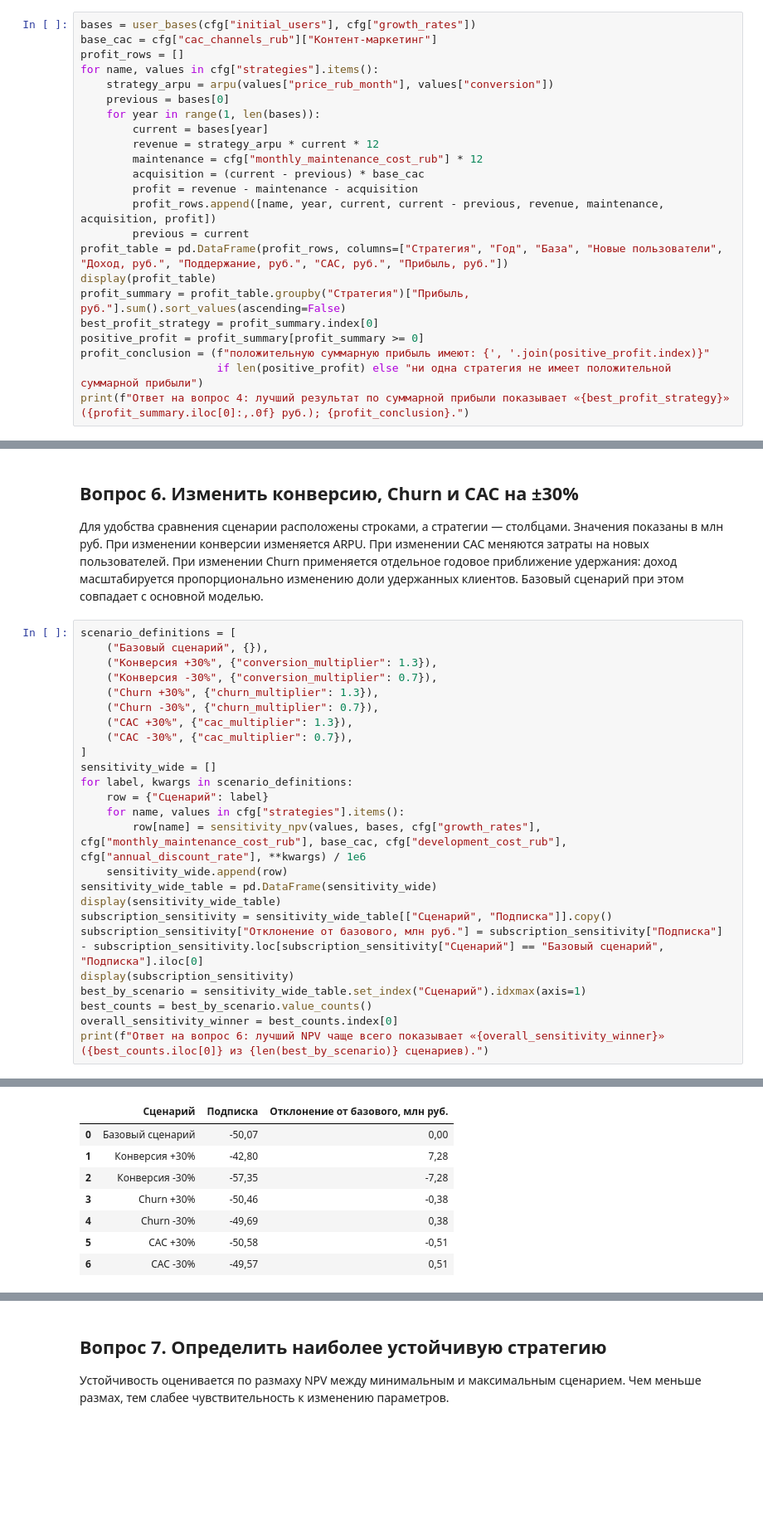
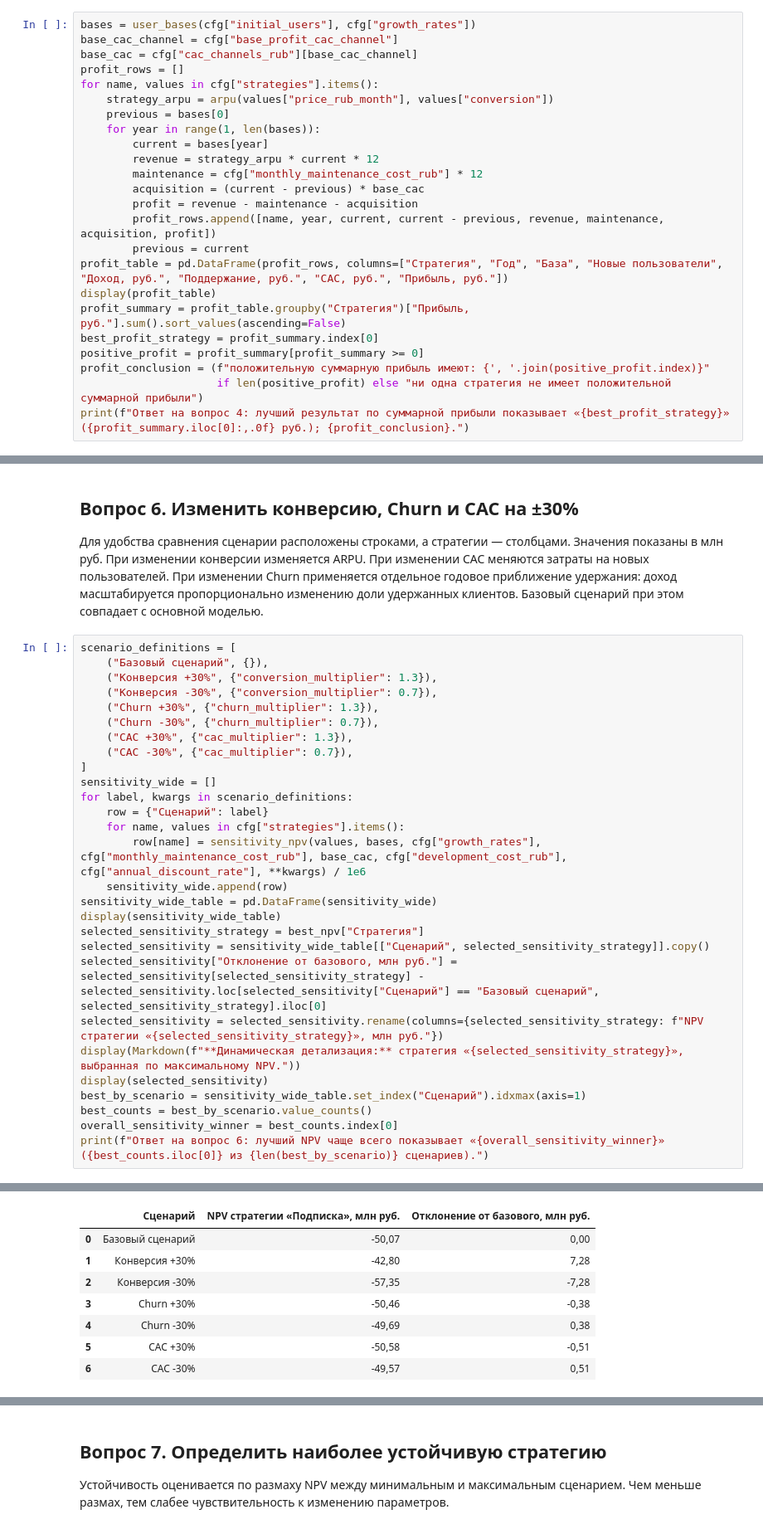
Before and after one commit to Timoshkin-hash/eoi-e3, a Jupyter notebook: notebooks/task_03_ai_pricing.ipynb, the cells around one changed output, grey strips where cells are left out. Shown at 83% size. Cells and saved outputs as stored; diff of their text form; blank space fills up the shorter version.

```diff
--- a/notebooks/task_03_ai_pricing.ipynb
+++ b/notebooks/task_03_ai_pricing.ipynb
@@ -180,7 +201,8 @@ $$П_t = ARPU \times N_t \times 12 - 2\,000\,000 \times 12 - CAC \times \Delta N
 Затраты на разработку относятся к нулевому году и отдельно учитываются в NPV.
 # %%
 bases = user_bases(cfg["initial_users"], cfg["growth_rates"])
-base_cac = cfg["cac_channels_rub"]["Контент-маркетинг"]
+base_cac_channel = cfg["base_profit_cac_channel"]
+base_cac = cfg["cac_channels_rub"][base_cac_channel]
 profit_rows = []
 for name, values in cfg["strategies"].items():
     strategy_arpu = arpu(values["price_rub_month"], values["conversion"])
@@ -288,9 +293,12 @@ for label, kwargs in scenario_definitions:
     sensitivity_wide.append(row)
 sensitivity_wide_table = pd.DataFrame(sensitivity_wide)
 display(sensitivity_wide_table)
-subscription_sensitivity = sensitivity_wide_table[["Сценарий", "Подписка"]].copy()
-subscription_sensitivity["Отклонение от базового, млн руб."] = subscription_sensitivity["Подписка"] - subscription_sensitivity.loc[subscription_sensitivity["Сценарий"] == "Базовый сценарий", "Подписка"].iloc[0]
-display(subscription_sensitivity)
+selected_sensitivity_strategy = best_npv["Стратегия"]
+selected_sensitivity = sensitivity_wide_table[["Сценарий", selected_sensitivity_strategy]].copy()
+selected_sensitivity["Отклонение от базового, млн руб."] = selected_sensitivity[selected_sensitivity_strategy] - selected_sensitivity.loc[selected_sensitivity["Сценарий"] == "Базовый сценарий", selected_sensitivity_strategy].iloc[0]
+selected_sensitivity = selected_sensitivity.rename(columns={selected_sensitivity_strategy: f"NPV стратегии «{selected_sensitivity_strategy}», млн руб."})
+display(Markdown(f"**Динамическая детализация:** стратегия «{selected_sensitivity_strategy}», выбранная по максимальному NPV."))
+display(selected_sensitivity)
 best_by_scenario = sensitivity_wide_table.set_index("Сценарий").idxmax(axis=1)
 best_counts = best_by_scenario.value_counts()
 overall_sensitivity_winner = best_counts.index[0]
@@ -307,4 +316,4 @@ print(f"Ответ на вопрос 6: лучший NPV чаще всего п
-|  | Сценарий | Подписка | Отклонение от базового, млн руб. |
+|  | Сценарий | NPV стратегии «Подписка», млн руб. | Отклонение от базового, млн руб. |
 | 0 | Базовый сценарий | -50,07 | 0,00 |
 | 1 | Конверсия +30% | -42,80 | 7,28 |
 | 2 | Конверсия -30% | -57,35 | -7,28 |
```
Also changed, not shown: parts of 12 cells of this notebook, 10 other files.
